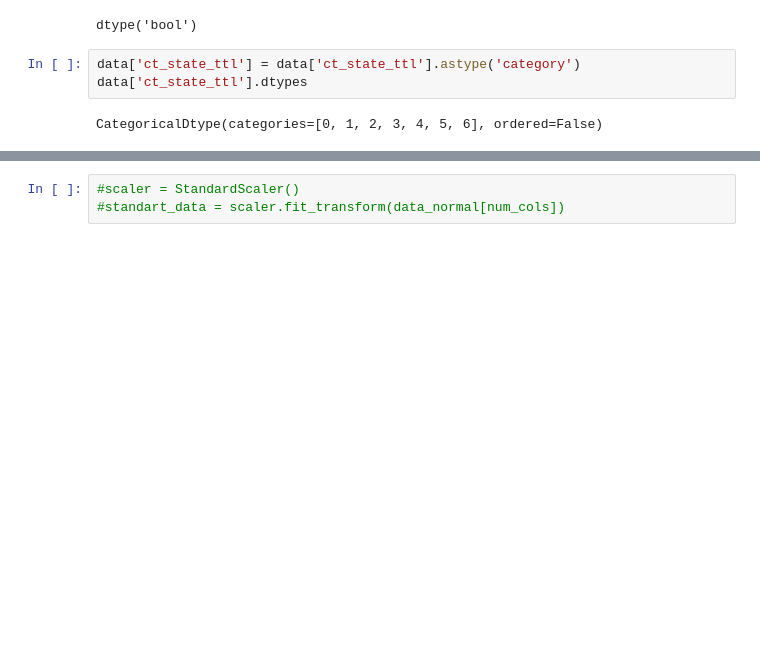
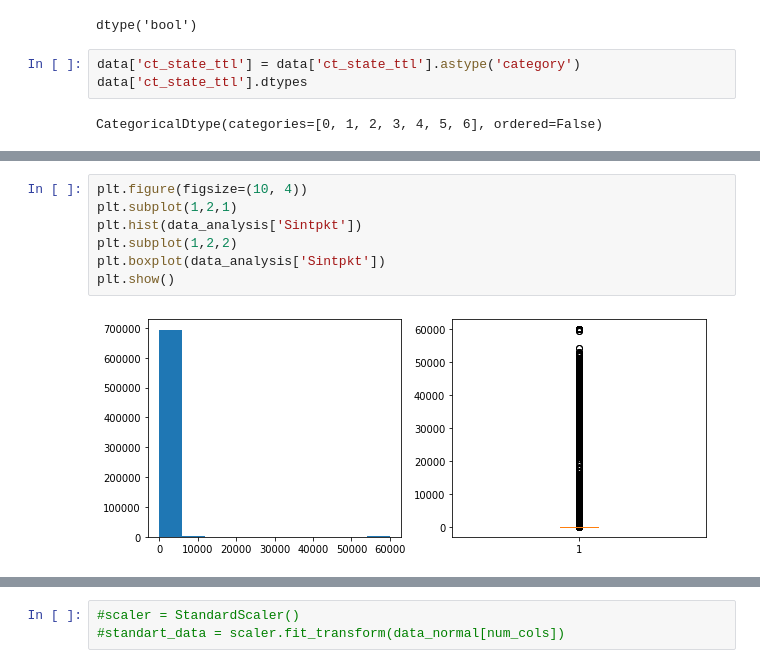
Before and after one commit to rmzn1717/anomaly_detection_project, a Jupyter notebook: Anomaly_Detection.ipynb, the cells around one changed output, grey strips where cells are left out. Cells and saved outputs as stored; diff of their text form; blank space fills up the shorter version.

```diff
--- a/Anomaly_Detection.ipynb
+++ b/Anomaly_Detection.ipynb
@@ -102 +132,10 @@ data_normal = data.drop(['attack_cat', 'Label'], axis=1)
+# %%
+plt.figure(figsize=(10, 4))
+plt.subplot(1,2,1)
+plt.hist(data_analysis['Sintpkt'])
+plt.subplot(1,2,2)
+plt.boxplot(data_analysis['Sintpkt'])
+plt.show()
+# %% [output]
+[figure, added]
 # %%
```
Also changed, not shown: parts of 19 cells of this notebook.
